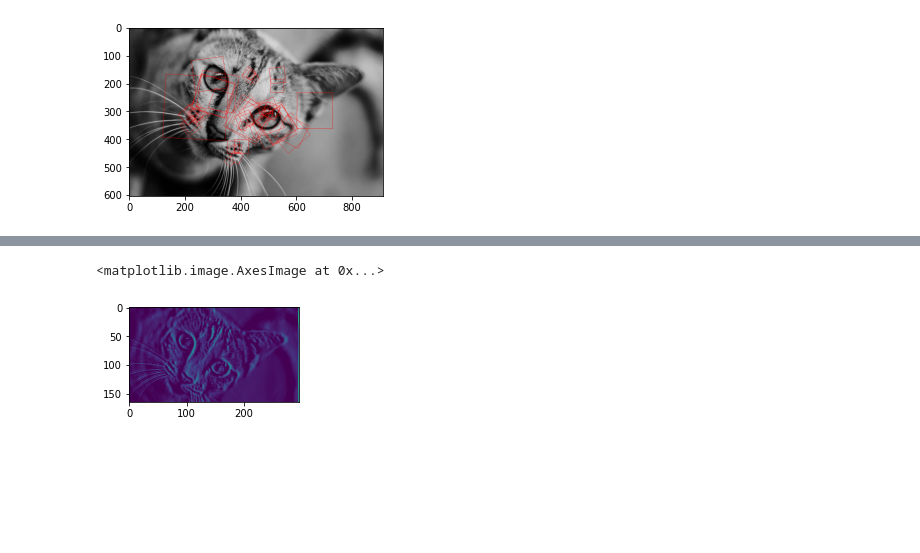
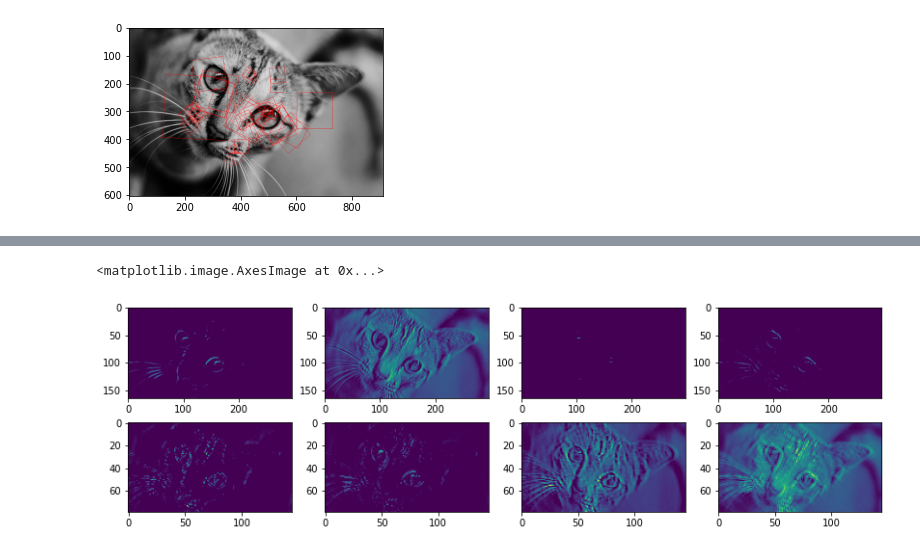
Before and after one commit to EAsencios/DEEP-LEARING, a Jupyter notebook: fi_imagen_data.ipynb, the cells around one changed output, grey strips where cells are left out. Drawn from its saved outputs; the diff is of its cells as text; code cells hidden in the pictures; blank space fills up the shorter version.

```diff
--- a/fi_imagen_data.ipynb
+++ b/fi_imagen_data.ipynb
@@ -236,14 +232,33 @@ second_conv_layer = keras.Model(inputs=model.input, outputs=model.get_layer('max
+# %%
+#input = model.input
+first_conv_layer = K.function([model.layers[0].input], [model.layers[0].output])
+second_conv_layer = K.function([model.layers[0].input], [model.layers[2].output])
 # %%
 catr = cat.reshape(1, 168, 300,3)
 
 # extract features
-first_conv_features = first_conv_layer([catr])[0]
+first_conv_features = first_conv_layer([catr])[0][0]
 second_conv_features = second_conv_layer([catr])[0][0]
 
 # view feature representations
 fig = plt.figure(figsize=(14,4))
 ax1 = fig.add_subplot(2,4, 1)
 ax1.imshow(first_conv_features[:,:,0])
+ax2 = fig.add_subplot(2,4, 2)
+ax2.imshow(first_conv_features[:,:,1])
+ax3 = fig.add_subplot(2,4, 3)
+ax3.imshow(first_conv_features[:,:,2])
+ax4 = fig.add_subplot(2,4, 4)
+ax4.imshow(first_conv_features[:,:,3])
+
+ax5 = fig.add_subplot(2,4, 5)
+ax5.imshow(second_conv_features[:,:,0])
+ax6 = fig.add_subplot(2,4, 6)
+ax6.imshow(second_conv_features[:,:,1])
+ax7 = fig.add_subplot(2,4, 7)
+ax7.imshow(second_conv_features[:,:,2])
+ax8 = fig.add_subplot(2,4, 8)
+ax8.imshow(second_conv_features[:,:,3])
 # %% [output]
 <matplotlib.image.AxesImage at 0x...>
-[figure, old version]
+[figure, new version]
```
Also changed, not shown: parts of 4 cells of this notebook.
